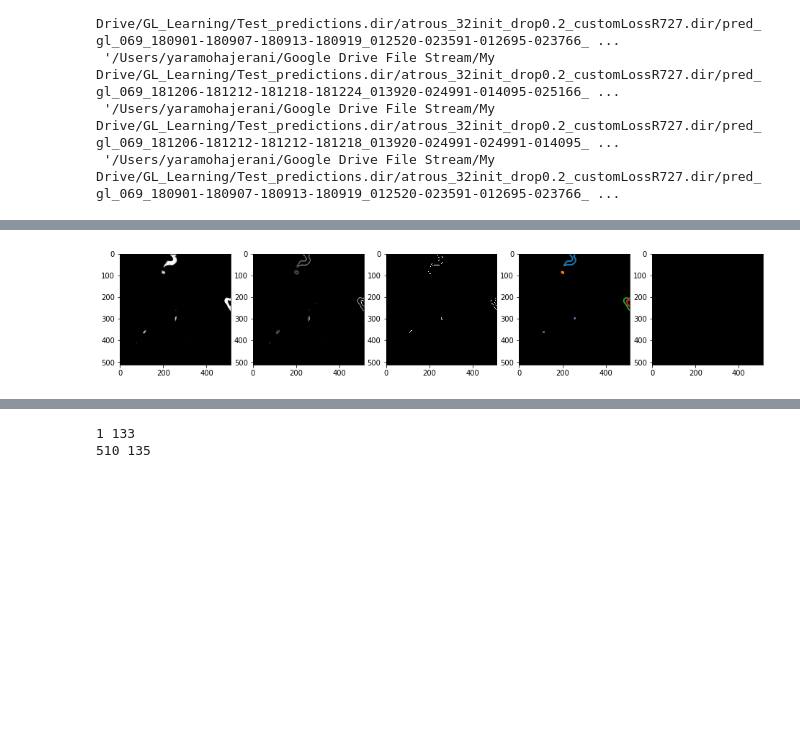
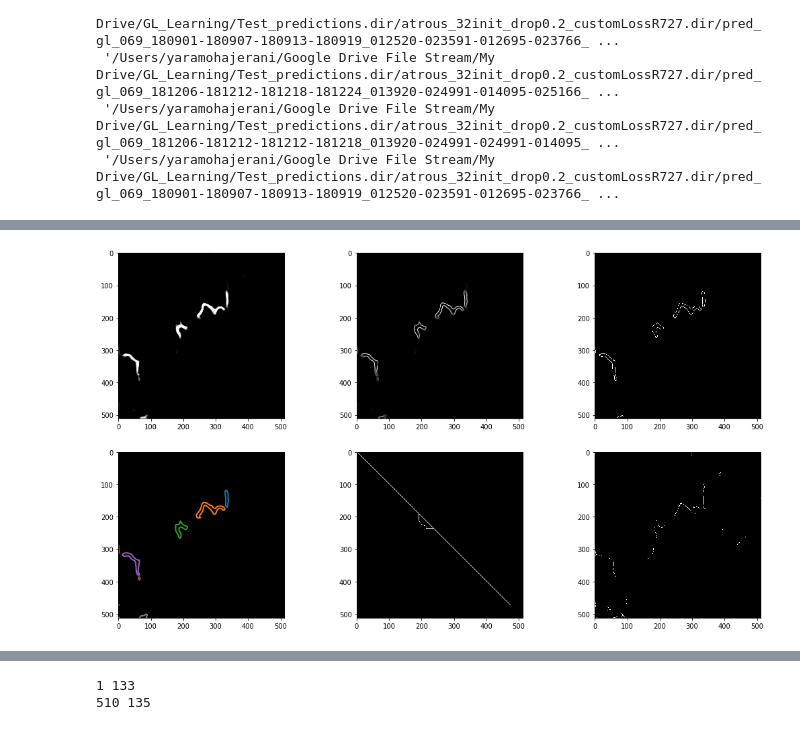
Before and after one commit to yaramohajerani/GL_learning, a Jupyter notebook: GL_postprocessing_geocoded_complex.ipynb, the cells around one changed output, grey strips where cells are left out. Cells and saved outputs as stored; diff of their text form; code cells hidden in the pictures; blank space fills up the shorter version.

```diff
--- a/GL_postprocessing_geocoded_complex.ipynb
+++ b/GL_postprocessing_geocoded_complex.ipynb
@@ -33,7 +40,7 @@ if (not os.path.isdir(out_subdir)):
     os.mkdir(out_subdir)
 # %%
 #-- Read an image to test
-f = fileList[10]
+f = fileList[15]  #[20]
 im = imageio.imread(f).astype(float)/255.
 plt.imshow(im, cmap=plt.cm.gray)
 plt.show()
@@ -63,22 +71,34 @@ plt.show()
 # %%
-from skimage import filters
-from skimage import feature
-from skimage import measure
-from skimage.morphology import skeletonize
-
 edge_sobel = filters.sobel(im)
 edge_canny = feature.canny(im,sigma=3)
-contours = measure.find_contours(im, 0.8)
-skeleton = skeletonize(im)
+contours = measure.find_contours(im, 0.3)
+# contours2 = measure.find_contours(im, 0.95)
+# skeleton = skeletonize(im)
+# segments_quick = quickshift(im, kernel_size=3, max_dist=2, ratio=0.5)
+# segs = find_boundaries(im, connectivity=1, mode='thick', background=0)
+segs = felzenszwalb(im)
 
-fig,ax = plt.subplots(1,5,figsize=(16,8))
-ax[0].imshow(im, cmap=plt.cm.gray)
-ax[1].imshow(edge_sobel, cmap=plt.cm.gray)
-ax[2].imshow(edge_canny, cmap=plt.cm.gray)
-ax[3].imshow(np.zeros(im.shape),cmap=plt.cm.gray)
+fig,ax = plt.subplots(2,3,figsize=(18,10))
+ax[0,0].imshow(im, cmap=plt.cm.gray)
+ax[0,1].imshow(edge_sobel, cmap=plt.cm.gray)
+ax[0,2].imshow(edge_canny, cmap=plt.cm.gray)
+im_test = np.zeros(im.shape)
+ax[1,0].imshow(np.zeros(im.shape),cmap=plt.cm.gray)
 for n, contour in enumerate(contours):
-    ax[3].plot(contour[:, 1], contour[:, 0], linewidth=2)
-ax[4].imshow(skeleton, cmap=plt.cm.gray)
+    ax[1,0].plot(contour[:, 1], contour[:, 0], linewidth=2)
+    #-- draw line through contour
+    #-- first make image with just 1 contour, and invert weights
+    cc = np.rint(contour).astype(int)
+    im2 = np.ones(im.shape,dtype=int)
+    im2[cc[:,0],cc[:,1]] = 0
+    startPoint = (cc[0][-1],cc[1][-1])
+    endPoint = (cc[0][0],cc[1][0])
+    testIndices, testWeight = route_through_array(im2, (startPoint[0], startPoint[1]),
+                        (endPoint[0], endPoint[1]), geometric=True,fully_connected=True)
+    testIndices = np.array(testIndices)
+    im_test[testIndices[:,0],testIndices[:,1]] = 1
+ax[1,1].imshow(im_test, cmap=plt.cm.gray)
+ax[1,2].imshow(thin(im), cmap=plt.cm.gray)
 plt.show()
 # %% [output]
-[figure, old version]
+[figure, new version]
```
Also changed, not shown: parts of 16 cells of this notebook.
